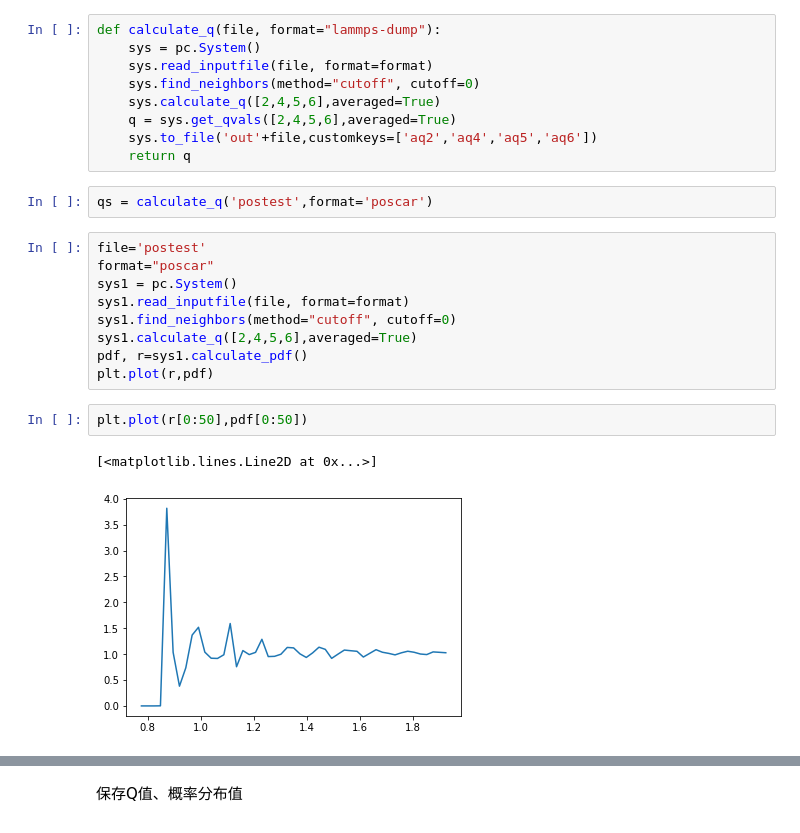
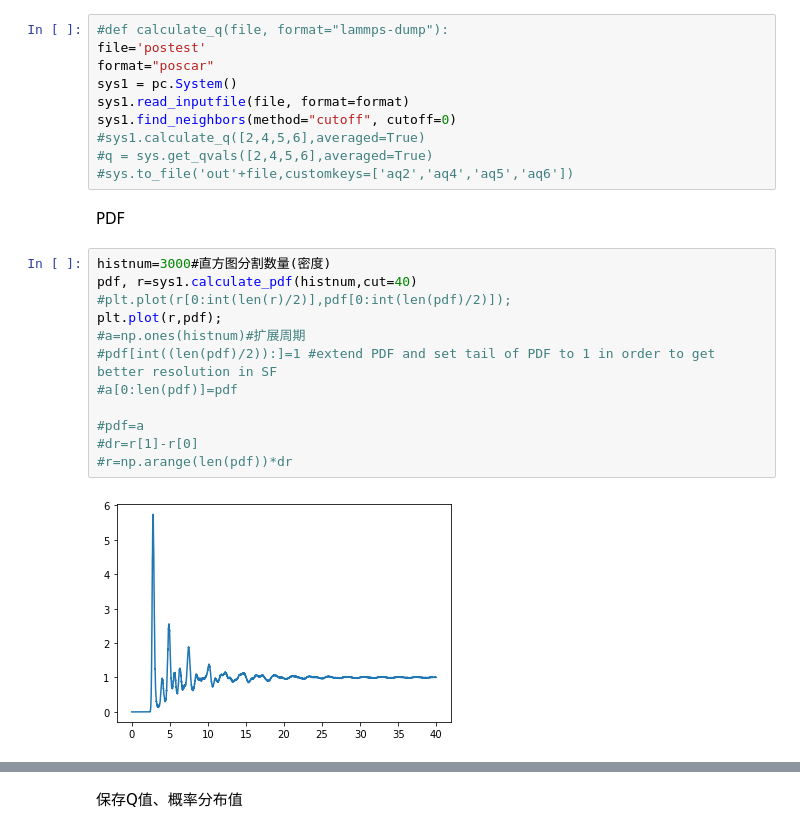
Before and after one commit to bgbaizh/GlassViewer, a Jupyter notebook: glassviewer/glassviewer.ipynb, the cells around one changed output, grey strips where cells are left out. Drawn from its saved outputs; the diff is of its cells as text.

```diff
--- a/glassviewer/glassviewer.ipynb
+++ b/glassviewer/glassviewer.ipynb
@@ -22,25 +14,26 @@ histnum=100#直方图分割数量
 # %%
-def calculate_q(file, format="lammps-dump"):
-    sys = pc.System()
-    sys.read_inputfile(file, format=format)
-    sys.find_neighbors(method="cutoff", cutoff=0)
-    sys.calculate_q([2,4,5,6],averaged=True)
-    q = sys.get_qvals([2,4,5,6],averaged=True)
-    sys.to_file('out'+file,customkeys=['aq2','aq4','aq5','aq6'])
-    return q
+#def calculate_q(file, format="lammps-dump"):
+file='postest'
+format="poscar"
+sys1 = pc.System()
+sys1.read_inputfile(file, format=format)
+sys1.find_neighbors(method="cutoff", cutoff=0)
+#sys1.calculate_q([2,4,5,6],averaged=True)
+#q = sys.get_qvals([2,4,5,6],averaged=True)
+#sys.to_file('out'+file,customkeys=['aq2','aq4','aq5','aq6'])
-# %%
-qs = calculate_q('postest',format='poscar')
-# %%
-file='postest'
-format="poscar"
-sys1 = pc.System()
-sys1.read_inputfile(file, format=format)
-sys1.find_neighbors(method="cutoff", cutoff=0)
-sys1.calculate_q([2,4,5,6],averaged=True)
-pdf, r=sys1.calculate_pdf()
-plt.plot(r,pdf)
-# %%
-plt.plot(r[0:50],pdf[0:50])
-# %% [output]
-[<matplotlib.lines.Line2D at 0x...>]
-[figure, removed]
+# %% [markdown]
+PDF
+# %%
+histnum=3000#直方图分割数量(密度)
+pdf, r=sys1.calculate_pdf(histnum,cut=40)
+#plt.plot(r[0:int(len(r)/2)],pdf[0:int(len(pdf)/2)]);
+plt.plot(r,pdf);
+#a=np.ones(histnum)#扩展周期
+#pdf[int((len(pdf)/2)):]=1 #extend PDF and set tail of PDF to 1 in order to get better resolution in SF
+#a[0:len(pdf)]=pdf
+
+#pdf=a
+#dr=r[1]-r[0]
+#r=np.arange(len(pdf))*dr
+# %% [output]
+[figure, added]
```
Also changed, not shown: parts of 19 cells of this notebook, 3 other files.
